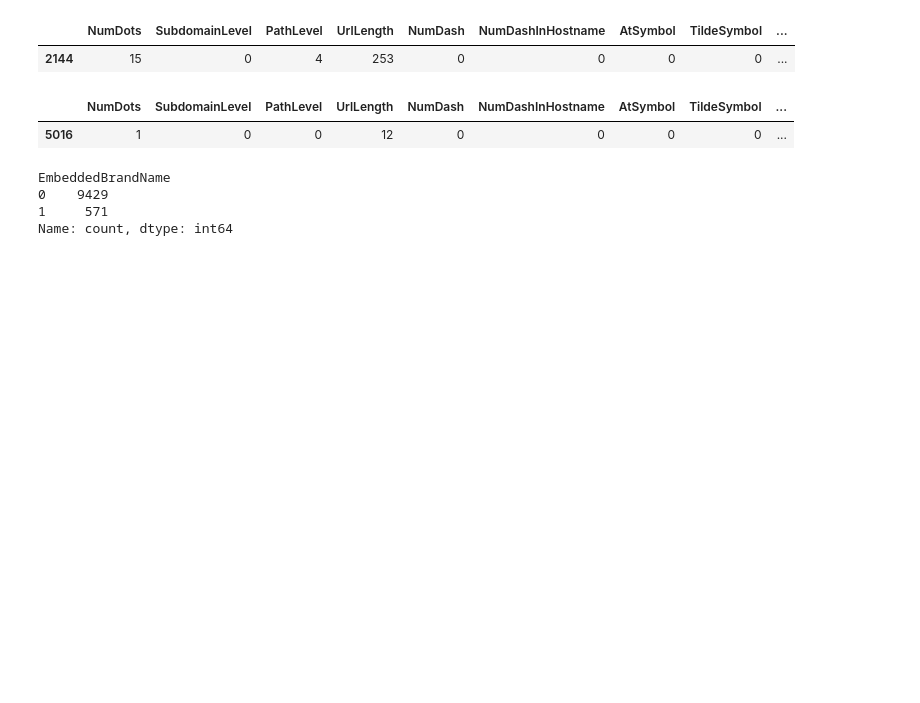
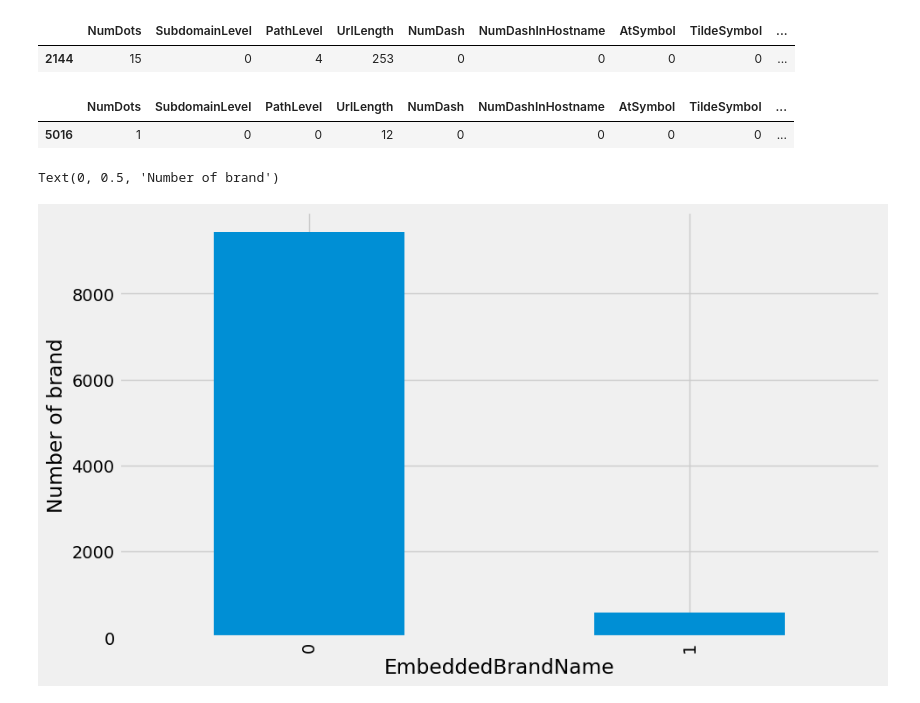
Before and after one commit to QaziSaim/Phishing-Domain-Detection, a Jupyter notebook: notebook/PhishingClassifierProject.ipynb, the cells around one changed output. Saved outputs shown, nothing was run; the diff lists cells and outputs as text; code cells hidden in the pictures; blank space fills up the shorter version.

```diff
--- a/notebook/PhishingClassifierProject.ipynb
+++ b/notebook/PhishingClassifierProject.ipynb
@@ -376,9 +376,10 @@ df[df['UrlLength']==df['UrlLength'].min()]
 # %%
 # Higher the number of url length the higher the chance of being phishing
 # %%
-df['EmbeddedBrandName'].value_counts()
+plt.figure(figsize=(10,6))
+df['EmbeddedBrandName'].value_counts().plot(kind='bar')
+plt.ylabel("Number of brand")
+# majority of url not contain brand name
 # %% [output]
-EmbeddedBrandName
-0    9429
-1     571
-Name: count, dtype: int64
+Text(0, 0.5, 'Number of brand')
+[figure, added]
```
Also changed, not shown: parts of 6 cells of this notebook.
